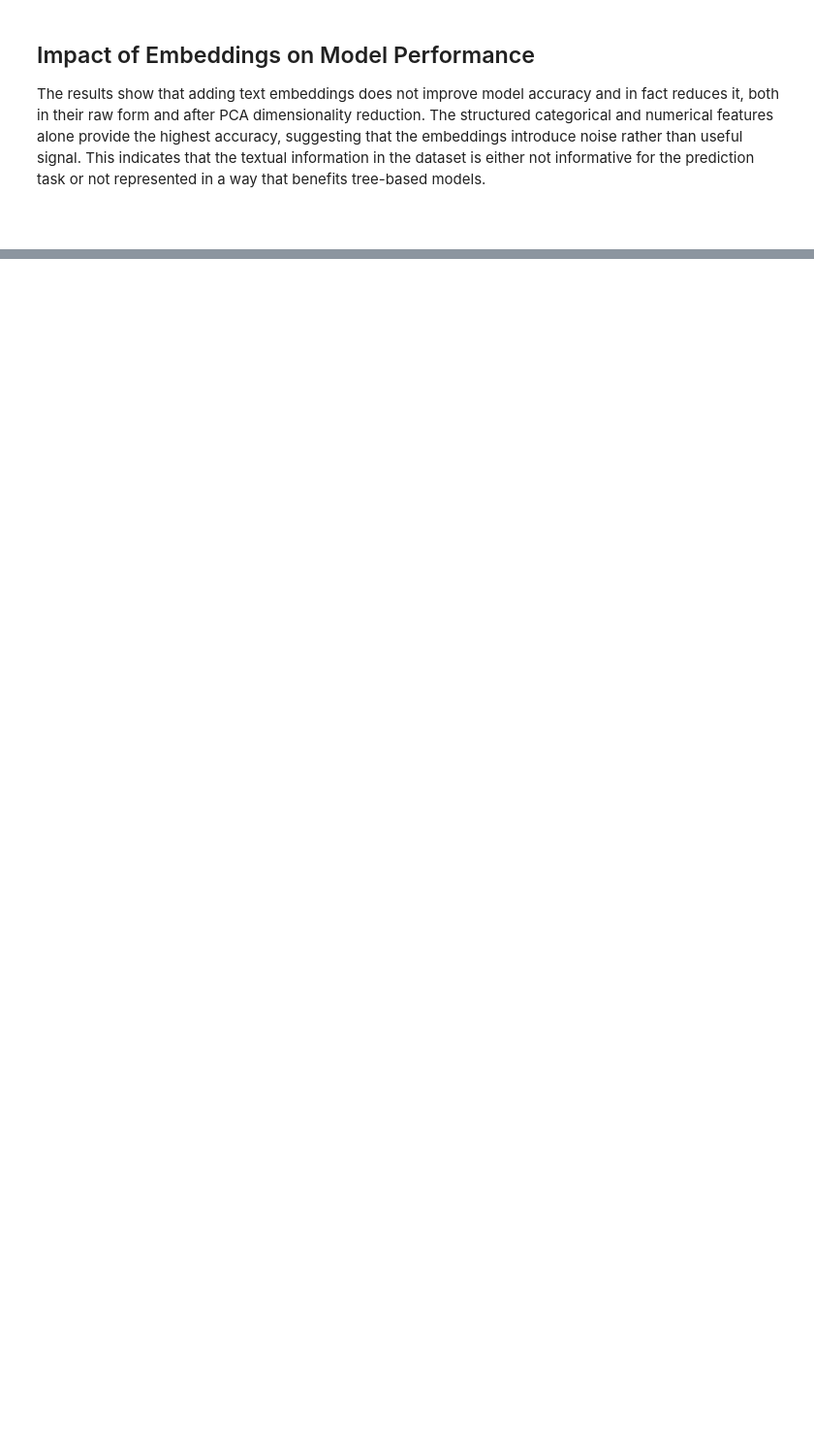
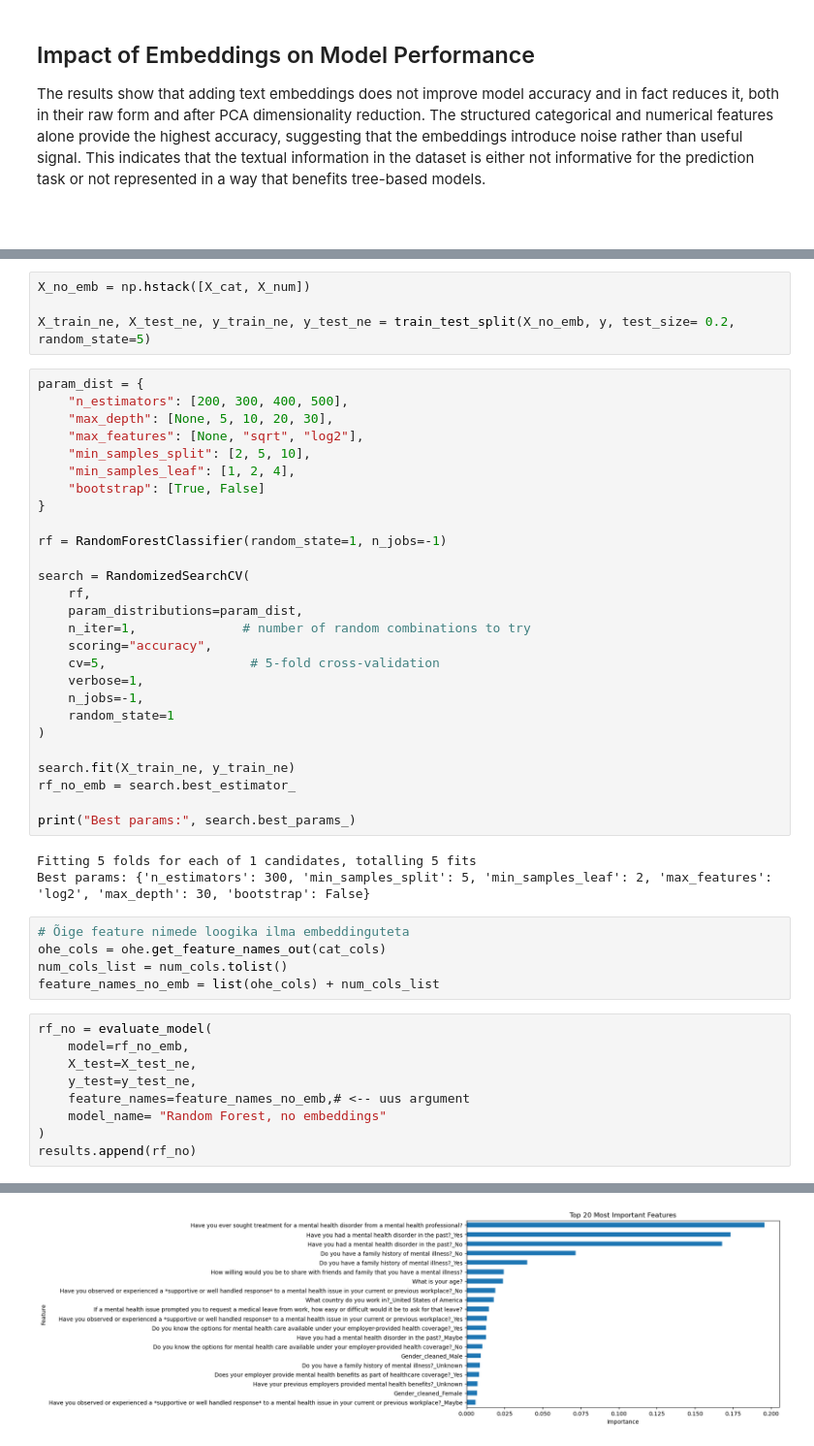
Before and after one commit to karelallik/Mental-Health-in-Tech, a Jupyter notebook: notebooks/goal2_predict_mental_health_disorder.ipynb, the cells around one changed output, grey strips where cells are left out. Shown at 97% size. Saved outputs shown, nothing was run; the diff lists cells and outputs as text; blank space fills up the shorter version.

```diff
--- a/notebooks/goal2_predict_mental_health_disorder.ipynb
+++ b/notebooks/goal2_predict_mental_health_disorder.ipynb
@@ -532,0 +542,49 @@ The results show that adding text embeddings does not improve model accuracy and
+# %%
+X_no_emb = np.hstack([X_cat, X_num])
+
+X_train_ne, X_test_ne, y_train_ne, y_test_ne = train_test_split(X_no_emb, y, test_size= 0.2, random_state=5)
+# %%
+param_dist = {
+    "n_estimators": [200, 300, 400, 500],
+    "max_depth": [None, 5, 10, 20, 30],
+    "max_features": [None, "sqrt", "log2"],
+    "min_samples_split": [2, 5, 10],
+    "min_samples_leaf": [1, 2, 4],
+    "bootstrap": [True, False]
+}
+
+rf = RandomForestClassifier(random_state=1, n_jobs=-1)
+
+search = RandomizedSearchCV(
+    rf,
+    param_distributions=param_dist,
+    n_iter=1,              # number of random combinations to try
+    scoring="accuracy",
+    cv=5,                   # 5-fold cross-validation
+    verbose=1,
+    n_jobs=-1,
+    random_state=1
+)
+
+search.fit(X_train_ne, y_train_ne)
+rf_no_emb = search.best_estimator_
+
+print("Best params:", search.best_params_)
+# %% [output]
+Fitting 5 folds for each of 1 candidates, totalling 5 fits
+Best params: {'n_estimators': 300, 'min_samples_split': 5, 'min_samples_leaf': 2, 'max_features': 'log2', 'max_depth': 30, 'bootstrap': False}
+# %%
+# Õige feature nimede loogika ilma embeddinguteta
+ohe_cols = ohe.get_feature_names_out(cat_cols)
+num_cols_list = num_cols.tolist()
+feature_names_no_emb = list(ohe_cols) + num_cols_list
+# %%
+rf_no = evaluate_model(
+    model=rf_no_emb,
+    X_test=X_test_ne,
+    y_test=y_test_ne,
+    feature_names=feature_names_no_emb,# <-- uus argument
+    model_name= "Random Forest, no embeddings"
+)
+results.append(rf_no)
+# %% [output]
@@ -532,0 +608 @@ The results show that adding text embeddings does not improve model accuracy and
+[figure, added]
```
Also changed, not shown: parts of 62 cells of this notebook, 1 other file.
